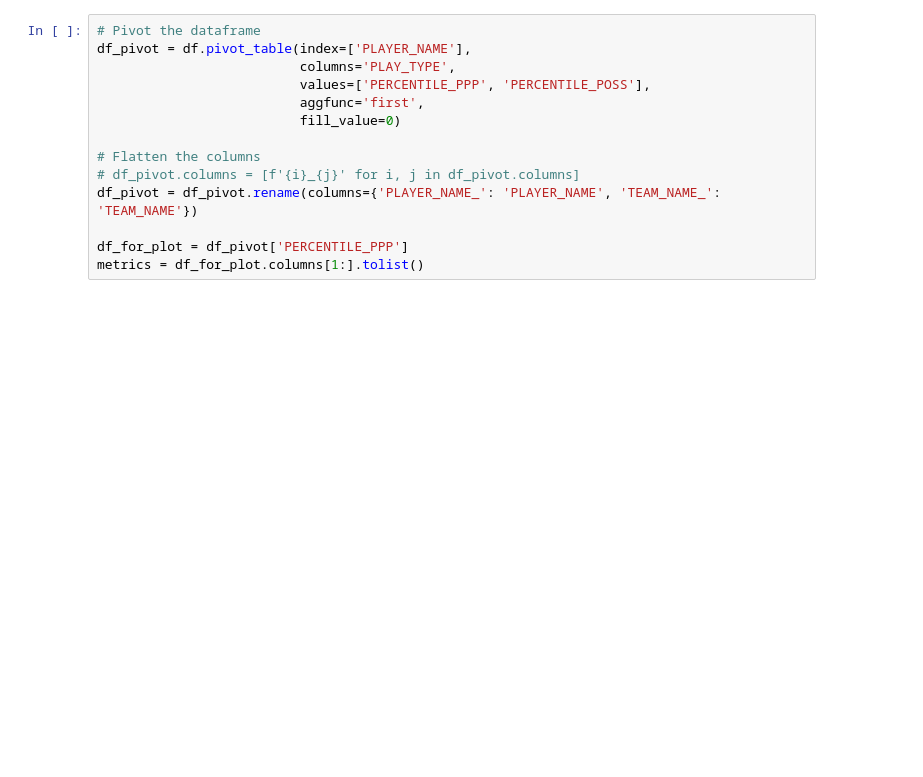
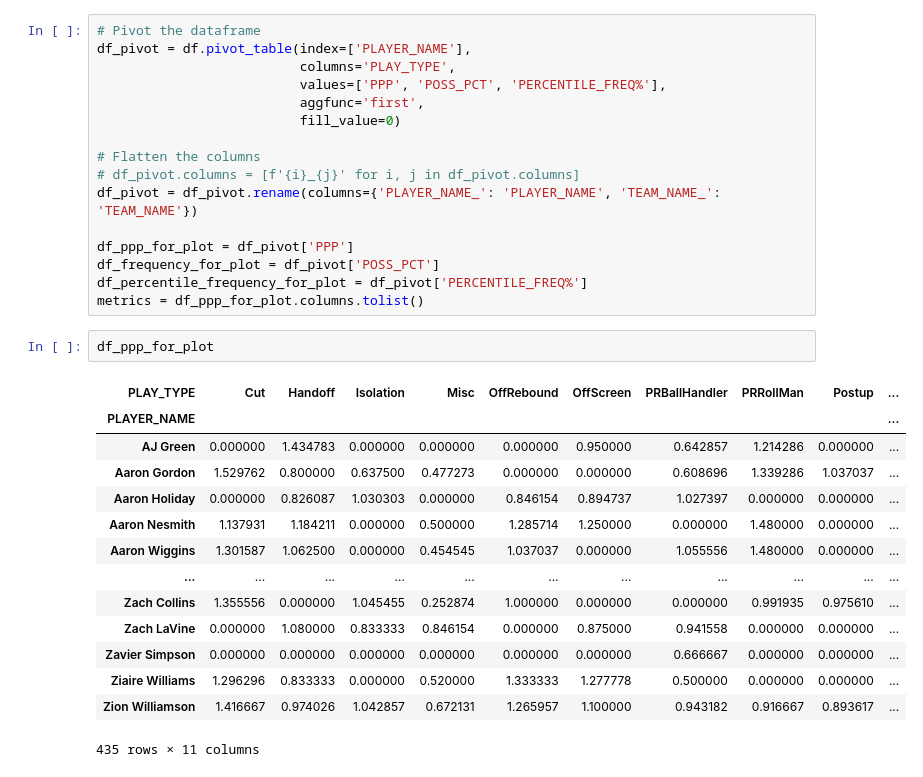
Before and after one commit to omermazig/nba_statistics_provider, a Jupyter notebook: playground.ipynb, the cells around one changed output. Saved outputs shown, nothing was run; the diff lists cells and outputs as text; blank space fills up the shorter version.

```diff
--- a/playground.ipynb
+++ b/playground.ipynb
@@ -80,7 +59,7 @@ df
 # Pivot the dataframe
 df_pivot = df.pivot_table(index=['PLAYER_NAME'],
                           columns='PLAY_TYPE',
-                          values=['PERCENTILE_PPP', 'PERCENTILE_POSS'],
+                          values=['PPP', 'POSS_PCT', 'PERCENTILE_FREQ%'],
                           aggfunc='first',
                           fill_value=0)
 
@@ -88,5 +67,24 @@ df_pivot = df.pivot_table(index=['PLAYER_NAME'],
 # df_pivot.columns = [f'{i}_{j}' for i, j in df_pivot.columns]
 df_pivot = df_pivot.rename(columns={'PLAYER_NAME_': 'PLAYER_NAME', 'TEAM_NAME_': 'TEAM_NAME'})
 
-df_for_plot = df_pivot['PERCENTILE_PPP']
-metrics = df_for_plot.columns[1:].tolist()
+df_ppp_for_plot = df_pivot['PPP']
+df_frequency_for_plot = df_pivot['POSS_PCT']
+df_percentile_frequency_for_plot = df_pivot['PERCENTILE_FREQ%']
+metrics = df_ppp_for_plot.columns.tolist()
+# %%
+df_ppp_for_plot
+# %% [output]
+| PLAY_TYPE | Cut | Handoff | Isolation | Misc | OffRebound | OffScreen | PRBallHandler | PRRollMan | Postup | ... |
+| PLAYER_NAME |  |  |  |  |  |  |  |  |  | ... |
+| AJ Green | 0.000000 | 1.434783 | 0.000000 | 0.000000 | 0.000000 | 0.950000 | 0.642857 | 1.214286 | 0.000000 | ... |
+| Aaron Gordon | 1.529762 | 0.800000 | 0.637500 | 0.477273 | 0.000000 | 0.000000 | 0.608696 | 1.339286 | 1.037037 | ... |
+| Aaron Holiday | 0.000000 | 0.826087 | 1.030303 | 0.000000 | 0.846154 | 0.894737 | 1.027397 | 0.000000 | 0.000000 | ... |
+| Aaron Nesmith | 1.137931 | 1.184211 | 0.000000 | 0.500000 | 1.285714 | 1.250000 | 0.000000 | 1.480000 | 0.000000 | ... |
+| Aaron Wiggins | 1.301587 | 1.062500 | 0.000000 | 0.454545 | 1.037037 | 0.000000 | 1.055556 | 1.480000 | 0.000000 | ... |
+| ... | ... | ... | ... | ... | ... | ... | ... | ... | ... | ... |
+| Zach Collins | 1.355556 | 0.000000 | 1.045455 | 0.252874 | 1.000000 | 0.000000 | 0.000000 | 0.991935 | 0.975610 | ... |
+| Zach LaVine | 0.000000 | 1.080000 | 0.833333 | 0.846154 | 0.000000 | 0.875000 | 0.941558 | 0.000000 | 0.000000 | ... |
+| Zavier Simpson | 0.000000 | 0.000000 | 0.000000 | 0.000000 | 0.000000 | 0.000000 | 0.666667 | 0.000000 | 0.000000 | ... |
+| Ziaire Williams | 1.296296 | 0.833333 | 0.000000 | 0.520000 | 1.333333 | 1.277778 | 0.500000 | 0.000000 | 0.000000 | ... |
+| Zion Williamson | 1.416667 | 0.974026 | 1.042857 | 0.672131 | 1.265957 | 1.100000 | 0.943182 | 0.916667 | 0.893617 | ... |
+435 rows × 11 columns
```
Also changed, not shown: parts of 9 cells of this notebook.
